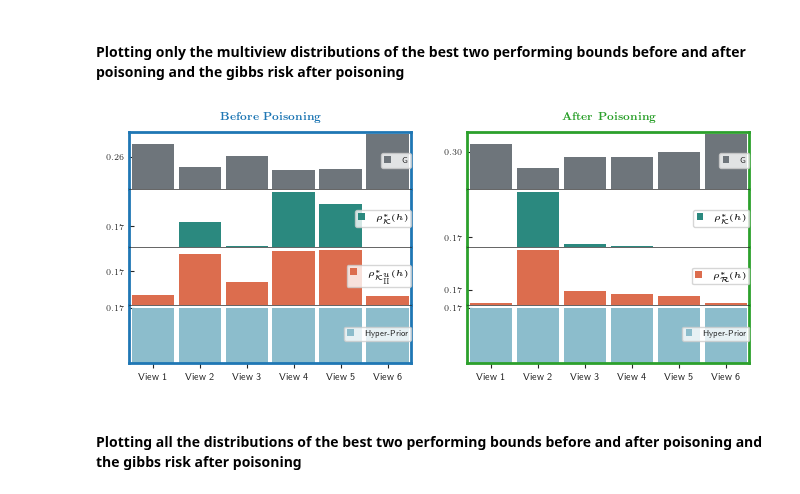
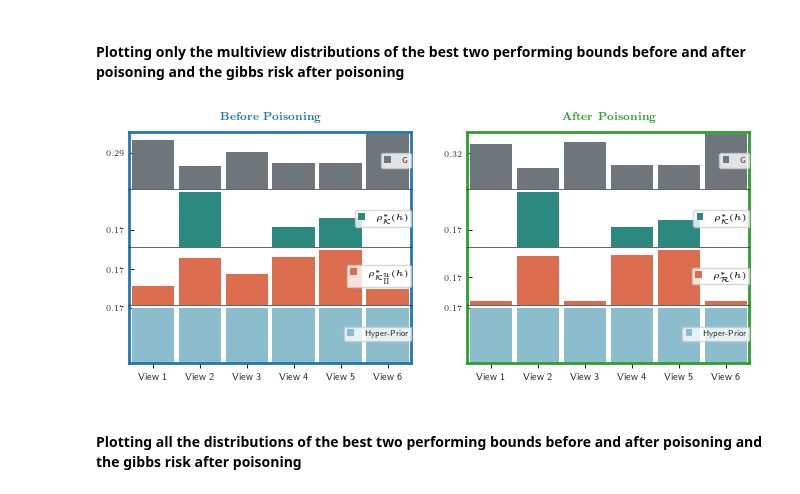
Before and after one commit to adidi24/Multi-View-Majority-Vote-Learning-Algorithms-Direct-Minimization-of-PAC-Bayesian-Bounds, a Jupyter notebook: plot.ipynb, the cells around one changed output. Cells and saved outputs as stored; diff of their text form; code cells hidden in the pictures.

```diff
--- a/plot.ipynb
+++ b/plot.ipynb
@@ -481,10 +477,10 @@ $\mathcal{B}$ & .068 & \underline{.061} & .229 & .138 & .145 & .094 & .111 & .42
 # %% [markdown]
 This section accepts only the results taken from the the file `empirical-evaluation-dist.ipynb`
 # %%
-results_dir = "~/Multi-View-Majority-Vote-Learning-Algorithms-Direct-Minimization-of-PAC-Bayesian-Bounds/results/"
-path = results_dir + "Multiple-Features_4vs9_10runs_20labeled_0.5alpha_weak_learner_results.csv"
+results_dir = "/home/Multi-View-Majority-Vote-Learning-Algorithms-Direct-Minimization-of-PAC-Bayesian-Bounds/results/"
+path = results_dir + "Multiple-Features_4vs9_10runs_50labeled_1.1alpha_stump_results.csv"
 df_normal = pd.read_csv(path, sep=";")
-path = results_dir + "Multiple-Features_poisoned_4vs9_10runs_20labeled_0.5alpha_weak_learner_MVresults.csv"
+path = results_dir + "Multiple-Features_poisoned_4vs9_10runs_50labeled_1.1alpha_stump_results.csv"
 df_poisoned = pd.read_csv(path, sep=";")
 # %%
 df_normal.columns
@@ -589,36 +585,36 @@ for pos, agg_df in enumerate([grouped_normal, grouped_poisoned]):
             else:
                 title_text = r'\bf{After Poisoning}'
                 ax.annotate(title_text, xy=(title_x, title_y), xycoords='axes fraction',
                                ha='center', fontsize=8, color=color, bbox=dict(facecolor='white', alpha=0.9)) # boxstyle="round,pad=0.3"
 
         legend = ax.legend(loc='center right', bbox_to_anchor=(1, 0.5), fontsize=6, handletextpad=0.1, borderaxespad=0)
-        for handle in legend.legendHandles:
+        for handle in legend.legend_handles:
             handle.set_width(5)
             handle.set_height(5)
 
         if i == 0:
             for s, spine in enumerate(ax.spines.values()):
                 if s != 2:
                     spine.set_linewidth(2)  # Set spine width
                     spine.set_color(color)  # Set spine color
         if i==1 or i==2:
             for s, spine in enumerate(ax.spines.values()):
                 if s != 2 and s != 3:
                     spine.set_linewidth(2)  # Set spine width
                     spine.set_color(color)  # Set spine color
         if i==3:
             for s, spine in enumerate(ax.spines.values()):
                 if s != 3:
                     spine.set_linewidth(2)  # Set spine width
                     spine.set_color(color)  # Set spine color
 
 
 plt.tight_layout(pad=0.4)
 plt.subplots_adjust(hspace=1.5)  # Increased vertical space between every set of four rows to 1.5
-plt.savefig("Multiple-Features_poisoning_4vs9_10runs_20labeled_0.5alpha_weak_learner_MVresults.pdf", bbox_inches='tight')
+plt.savefig("Multiple-Features__poisoning__4vs9__10runs__50labeled__1.1alpha__stump__MVresults.pdf", bbox_inches='tight')
 plt.show()
 # %% [output]
-[figure, old version]
+[figure, new version]
 # %% [markdown]
 #### Plotting all the distributions of the best two performing bounds before and after poisoning and the gibbs risk after poisoning
 # %%
```
Also changed, not shown: parts of 7 cells of this notebook, 3 other files.
